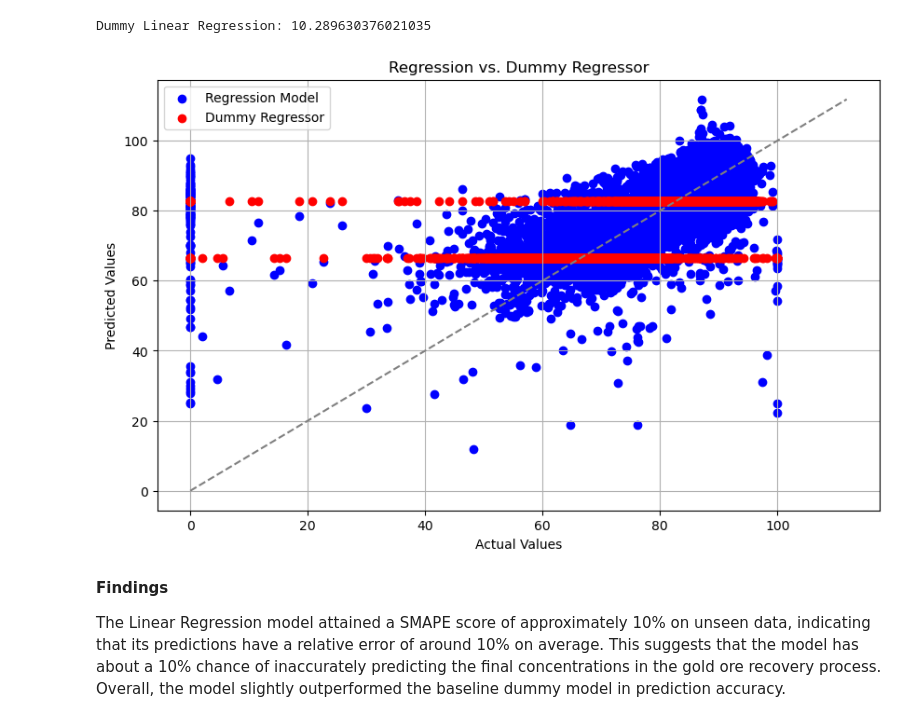
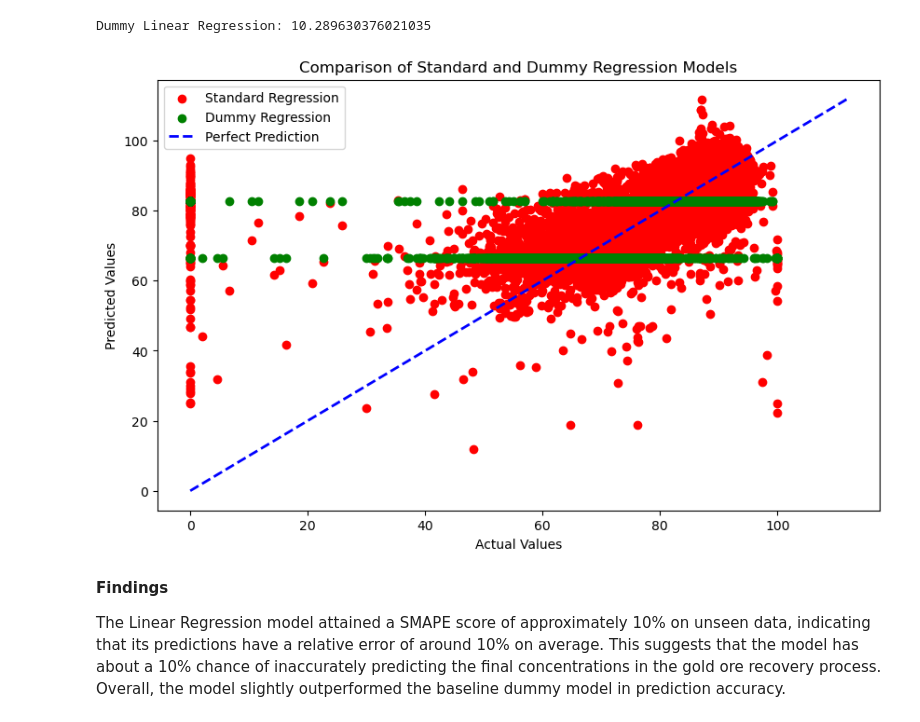
Before and after one commit to mnunezsa95/ds_gold_mining_company, a Jupyter notebook: Notebook.ipynb, the cells around one changed output. Cells and saved outputs as stored; diff of their text form; code cells hidden in the pictures.

```diff
--- a/Notebook.ipynb
+++ b/Notebook.ipynb
@@ -759,21 +759,29 @@ print(f"Dummy Linear Regression: {lr_score_dummy}")
 # %% [output]
 Dummy Linear Regression: 10.289630376021035
 # %%
+if isinstance(y_test, pd.Series):
+    y_test = y_test.to_numpy()
+if isinstance(y_pred, pd.Series):
+    y_pred = y_pred.to_numpy()
+if isinstance(y_pred_dummy, pd.Series):
+    y_pred_dummy = y_pred_dummy.to_numpy()
+
 plt.figure(figsize=(10, 6))
 plt.scatter(y_test, y_pred, color='red', label='Standard Regression')
 plt.scatter(y_test, y_pred_dummy, color='green', label='Dummy Regression')
 
-max_val = max(y_test.max(), y_pred.max(), y_pred_dummy.max())
-min_val = min(y_test.min(), y_pred.min(), y_pred_dummy.min())
+# Compute max and min values for plotting the diagonal line
+max_val = max(np.max(y_test), np.max(y_pred), np.max(y_pred_dummy))
+min_val = min(np.min(y_test), np.min(y_pred), np.min(y_pred_dummy))
 
 plt.plot([min_val, max_val], [min_val, max_val], color='blue', linestyle='--', lw=2, label='Perfect Prediction')
 plt.xlabel('Actual Values')
 plt.ylabel('Predicted Values')
 plt.title('Comparison of Standard and Dummy Regression Models')
 plt.legend()
 plt.show()
 # %% [output]
-[figure, old version]
+[figure, new version]
 # %% [markdown]
 **Findings**
 
```
